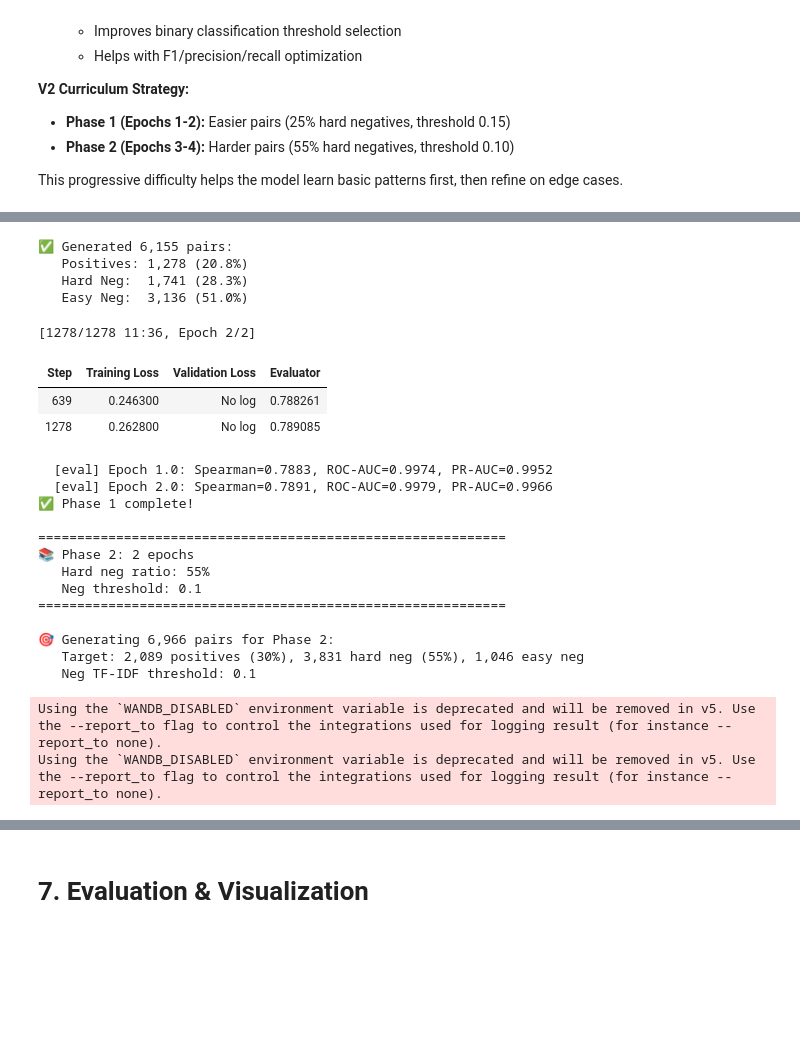
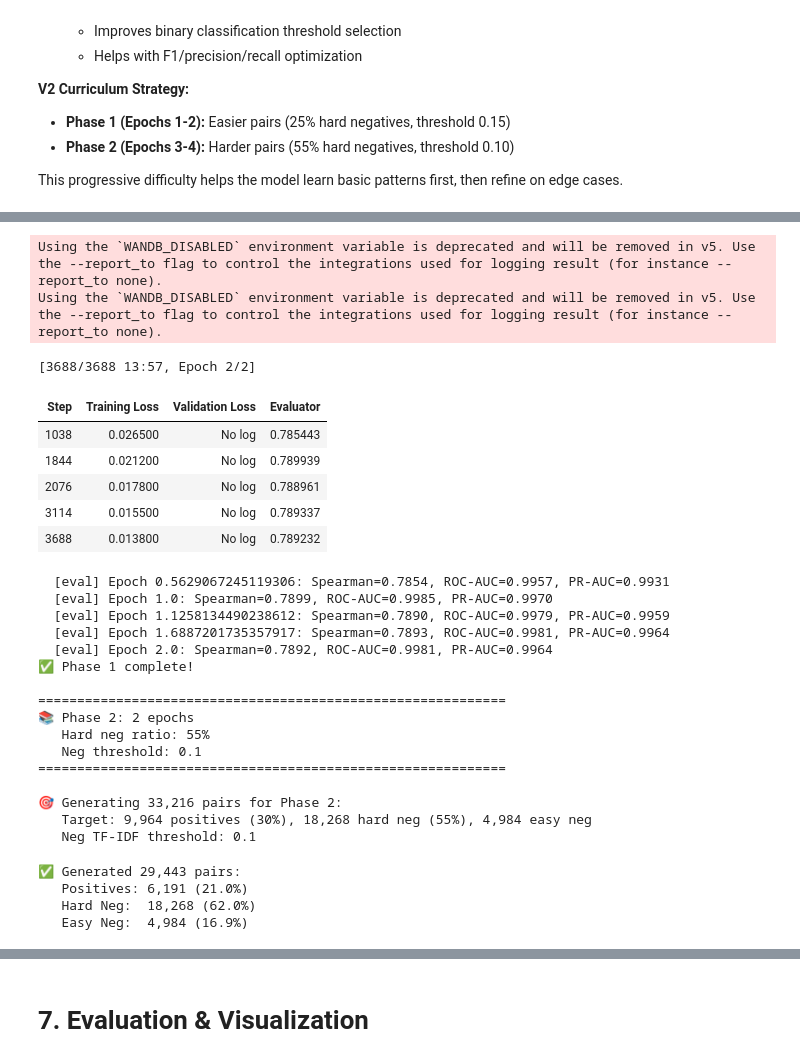
Before and after one commit to Soba101/nexustism, a Jupyter notebook: model_promax_mpnet_lorapeft.ipynb, the cells around one changed output, grey strips where cells are left out. Drawn from its saved outputs; the diff is of its cells as text; code cells hidden in the pictures; blank space fills up the shorter version.

Commit message:
upload model

```diff
--- a/model_promax_mpnet_lorapeft.ipynb
+++ b/model_promax_mpnet_lorapeft.ipynb
@@ -1110,6 +1144,7 @@ log(f"   Device: {DEVICE}")
 total_steps = len(train_dataloader) * CONFIG['epochs']
 warmup_steps = int(total_steps * CONFIG['warmup_ratio'])
 eval_steps = max(100, len(train_dataloader) // 2)  # Evaluate twice per epoch
+use_amp = DEVICE != 'cuda'  # Flip: CUDA stays fp32, CPU/MPS use fp16 autocast when available
 
 try:
     if CONFIG['use_curriculum']:
@@ -1126,17 +1161,17 @@ try:
             # Regenerate training pairs for this phase (reuse train TF-IDF)
             phase_train_examples = generate_training_pairs(
                 train_df,
-                len(train_positives),  # Same count as original positives
+                len(train_examples),  # ✨ Use all pairs count, not just positives
                 CONFIG,
                 desc=f"Phase {phase_idx+1}",
                 phase_config=phase,
                 tfidf_calc=tfidf_train
             )
-            phase_positives = [ex for ex in phase_train_examples if ex.label == 1.0]
+            # ✨ IMPROVEMENT: Use all pairs (pos + neg), not just positives
 
-            phase_batch_size = 2
+            phase_batch_size = 16  # ✨ Increased from 2 to 16
             phase_dataloader = DataLoader(
-                phase_positives,
+                phase_train_examples,  # Use all pairs
                 shuffle=True,
                 batch_size=phase_batch_size,
                 num_workers=0,
@@ -1157,12 +1192,12 @@ try:
                 evaluator=evaluator,
                 epochs=phase['epochs'],
                 warmup_steps=phase_warmup,
-                optimizer_params={'lr': CONFIG['lr']},
+                optimizer_params={'lr': 2e-5},  # ✨ Reduced from 1e-4 to 2e-5 for LoRA
                 output_path=str(save_path),
                 evaluation_steps=eval_steps,
                 save_best_model=True,
                 show_progress_bar=True,
-                use_amp=True,
+                use_amp=use_amp,
             )
 
             log(f"✅ Phase {phase_idx + 1} complete!")
@@ -1179,19 +1214,20 @@ try:
             evaluator=evaluator,
             epochs=CONFIG['epochs'],
             warmup_steps=warmup_steps,
-            optimizer_params={'lr': CONFIG['lr']},
+            optimizer_params={'lr': 2e-5},  # ✨ Reduced from 1e-4 to 2e-5 for LoRA
             output_path=str(save_path),
             evaluation_steps=eval_steps,
             save_best_model=True,
             show_progress_bar=True,
-            use_amp=True,
+            use_amp=use_amp,
         )
 
     log("\n✅ Training complete!")
 
 except RuntimeError as e:
-    if "out of memory" in str(e).lower():
-        log(f"❌ OOM Error: {e}")
+    err_msg = str(e).lower()
+    if ("out of memory" in err_msg) or ("no kernel image" in err_msg) or ("not compatible" in err_msg):
+        log(f"❌ Runtime Error: {e}")
         log("💡 Falling back to CPU/MPS to continue training...")
         # Cleanup GPU
         try:
@@ -1215,33 +1251,27 @@ except RuntimeError as e:
 
         # Re-init model and loss on fallback device
         model = init_model_with_lora(CONFIG, DEVICE)
-        if CONFIG['use_multi_loss']:
-            train_loss = CombinedLoss(
-                model,
-                mnrl_weight=CONFIG['mnrl_weight'],
-                cosine_weight=CONFIG['cosine_weight']
-            )
-        else:
-            train_loss = losses.MultipleNegativesRankingLoss(model)
+        # Always use CosineSimilarityLoss with all pairs
+        train_loss = losses.CosineSimilarityLoss(model)
 
-        # Recreate dataloaders with safe batch size
-        phase_batch_size = 2
+        # Recreate dataloaders with safe batch size on fallback device
+        safe_batch = 8 if DEVICE != 'cuda' else 16
+        fallback_use_amp = DEVICE != 'cuda'
         if CONFIG['use_curriculum']:
             for phase_idx, phase in enumerate(CONFIG['curriculum_phases']):
                 log(f"\n[Fallback] Phase {phase_idx + 1}: {phase['epochs']} epochs")
                 phase_train_examples = generate_training_pairs(
                     train_df,
-                    len(train_positives),
+                    len(train_examples),
                     CONFIG,
                     desc=f"Phase {phase_idx+1}",
                     phase_config=phase,
                     tfidf_calc=tfidf_train
                 )
-                phase_positives = [ex for ex in phase_train_examples if ex.label == 1.0]
                 phase_dataloader = DataLoader(
-                    phase_positives,
+                    phase_train_examples,
                     shuffle=True,
-                    batch_size=phase_batch_size,
+                    batch_size=safe_batch,
                     num_workers=0,
                     pin_memory=(DEVICE in ['cuda', 'mps'])
                 )
@@ -1256,7 +1286,7 @@ except RuntimeError as e:
                     evaluation_steps=eval_steps,
                     save_best_model=True,
                     show_progress_bar=True,
-                    use_amp=False,
+                    use_amp=fallback_use_amp,
                 )
         else:
             model.fit(
@@ -1269,7 +1299,7 @@ except RuntimeError as e:
                 evaluation_steps=eval_steps,
                 save_best_model=True,
                 show_progress_bar=True,
-                use_amp=False,
+                use_amp=fallback_use_amp,
             )
 
         log("\n✅ Training complete on fallback device!")
@@ -1301,13 +1333,17 @@ Using the `WANDB_DISABLED` environment variable is deprecated and will be remove
-✅ Generated 6,155 pairs:
-   Positives: 1,278 (20.8%)
-   Hard Neg:  1,741 (28.3%)
-   Easy Neg:  3,136 (51.0%)
+Using the `WANDB_DISABLED` environment variable is deprecated and will be removed in v5. Use the --report_to flag to control the integrations used for logging result (for instance --report_to none).
+Using the `WANDB_DISABLED` environment variable is deprecated and will be removed in v5. Use the --report_to flag to control the integrations used for logging result (for instance --report_to none).
-[1278/1278 11:36, Epoch 2/2]
+[3688/3688 13:57, Epoch 2/2]
 | Step | Training Loss | Validation Loss | Evaluator |
-| 639 | 0.246300 | No log | 0.788261 |
-| 1278 | 0.262800 | No log | 0.789085 |
+| 1038 | 0.026500 | No log | 0.785443 |
+| 1844 | 0.021200 | No log | 0.789939 |
+| 2076 | 0.017800 | No log | 0.788961 |
+| 3114 | 0.015500 | No log | 0.789337 |
+| 3688 | 0.013800 | No log | 0.789232 |
-  [eval] Epoch 1.0: Spearman=0.7883, ROC-AUC=0.9974, PR-AUC=0.9952
-  [eval] Epoch 2.0: Spearman=0.7891, ROC-AUC=0.9979, PR-AUC=0.9966
+  [eval] Epoch 0.5629067245119306: Spearman=0.7854, ROC-AUC=0.9957, PR-AUC=0.9931
+  [eval] Epoch 1.0: Spearman=0.7899, ROC-AUC=0.9985, PR-AUC=0.9970
+  [eval] Epoch 1.1258134490238612: Spearman=0.7890, ROC-AUC=0.9979, PR-AUC=0.9959
+  [eval] Epoch 1.6887201735357917: Spearman=0.7893, ROC-AUC=0.9981, PR-AUC=0.9964
+  [eval] Epoch 2.0: Spearman=0.7892, ROC-AUC=0.9981, PR-AUC=0.9964
 ✅ Phase 1 complete!
 
 ============================================================
@@ -1316,8 +1352,10 @@ Using the `WANDB_DISABLED` environment variable is deprecated and will be remove
    Neg threshold: 0.1
 ============================================================
 
-🎯 Generating 6,966 pairs for Phase 2:
-   Target: 2,089 positives (30%), 3,831 hard neg (55%), 1,046 easy neg
+🎯 Generating 33,216 pairs for Phase 2:
+   Target: 9,964 positives (30%), 18,268 hard neg (55%), 4,984 easy neg
    Neg TF-IDF threshold: 0.1
-Using the `WANDB_DISABLED` environment variable is deprecated and will be removed in v5. Use the --report_to flag to control the integrations used for logging result (for instance --report_to none).
-Using the `WANDB_DISABLED` environment variable is deprecated and will be removed in v5. Use the --report_to flag to control the integrations used for logging result (for instance --report_to none).
+✅ Generated 29,443 pairs:
+   Positives: 6,191 (21.0%)
+   Hard Neg:  18,268 (62.0%)
+   Easy Neg:  4,984 (16.9%)
```
Also changed, not shown: parts of 14 cells of this notebook, 30 other files.
